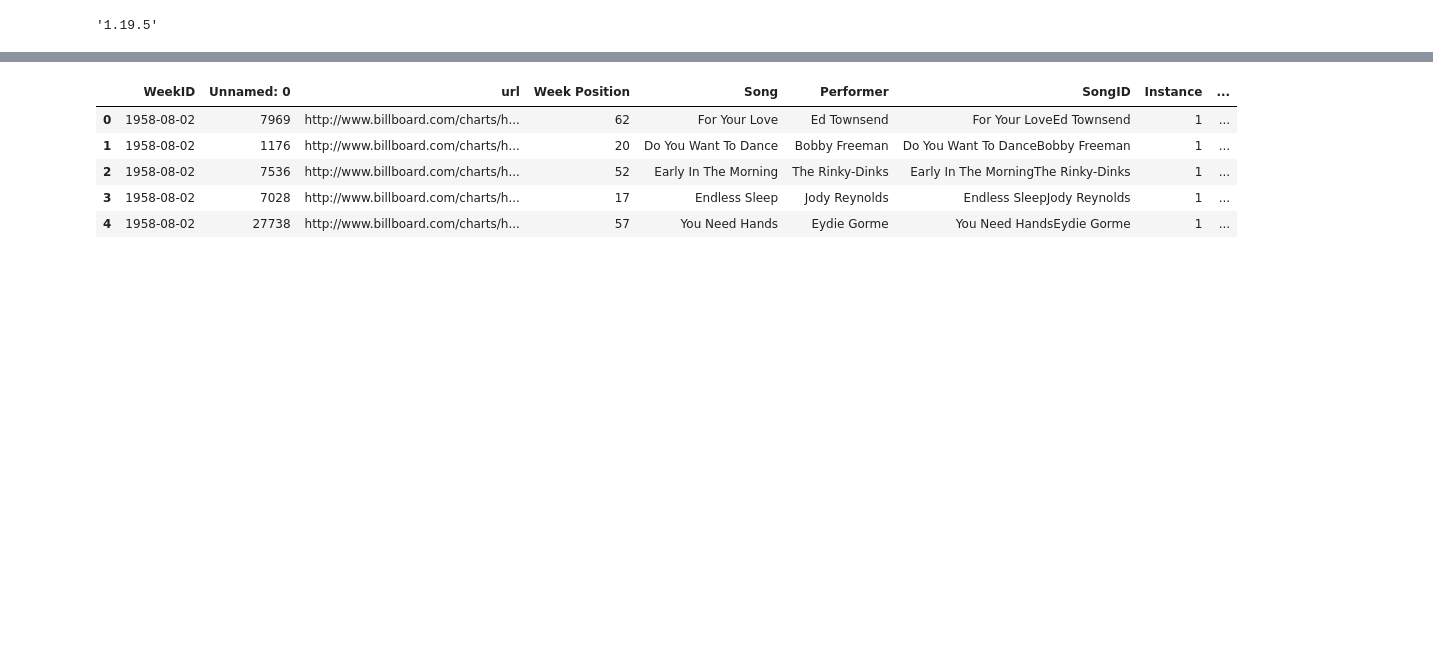
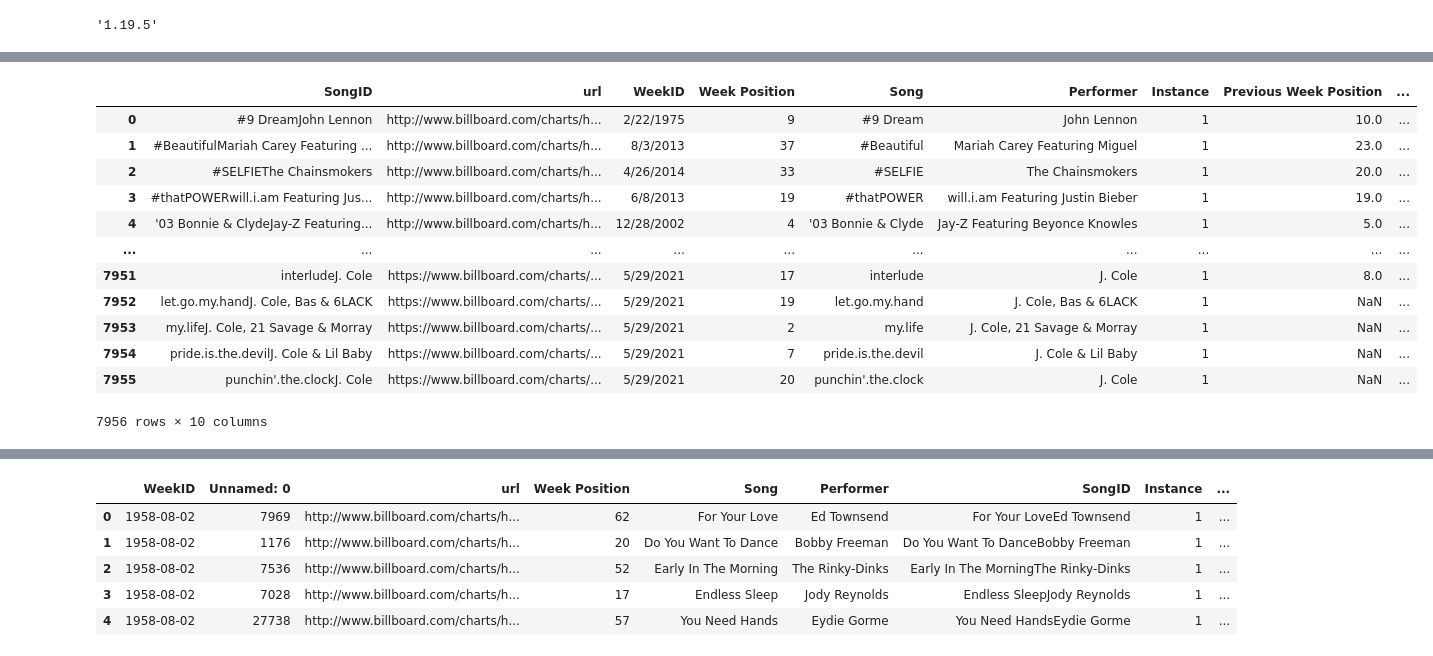
Before and after one commit to davidnmora/billboard-lyric-exploration, a Jupyter notebook: Cliche lyrics initial exploration.ipynb, the cells around one changed output, grey strips where cells are left out. Saved outputs shown, nothing was run; the diff lists cells and outputs as text; code cells hidden in the pictures; blank space fills up the shorter version.

```diff
--- a/Cliche lyrics initial exploration.ipynb
+++ b/Cliche lyrics initial exploration.ipynb
@@ -9,0 +13,2 @@ np.__version__
+# %%
+new_song_df = pd.read_csv('./data/Hot Stuff.csv')
@@ -9,0 +42,19 @@ np.__version__
+# %%
+# Only keep songs that hit top 20
+temp = new_song_df.sort_values('Peak Position').groupby(['SongID']).first()
+only_top_20 = temp[temp['Peak Position'] <= 20].reset_index()
+only_top_20
+# %% [output]
+|  | SongID | url | WeekID | Week Position | Song | Performer | Instance | Previous Week Position | ... |
+| 0 | #9 DreamJohn Lennon | http://www.billboard.com/charts/h... | 2/22/1975 | 9 | #9 Dream | John Lennon | 1 | 10.0 | ... |
+| 1 | #BeautifulMariah Carey Featuring ... | http://www.billboard.com/charts/h... | 8/3/2013 | 37 | #Beautiful | Mariah Carey Featuring Miguel | 1 | 23.0 | ... |
+| 2 | #SELFIEThe Chainsmokers | http://www.billboard.com/charts/h... | 4/26/2014 | 33 | #SELFIE | The Chainsmokers | 1 | 20.0 | ... |
+| 3 | #thatPOWERwill.i.am Featuring Jus... | http://www.billboard.com/charts/h... | 6/8/2013 | 19 | #thatPOWER | will.i.am Featuring Justin Bieber | 1 | 19.0 | ... |
+| 4 | '03 Bonnie & ClydeJay-Z Featuring... | http://www.billboard.com/charts/h... | 12/28/2002 | 4 | '03 Bonnie & Clyde | Jay-Z Featuring Beyonce Knowles | 1 | 5.0 | ... |
+| ... | ... | ... | ... | ... | ... | ... | ... | ... | ... |
+| 7951 | interludeJ. Cole | https://www.billboard.com/charts/... | 5/29/2021 | 17 | interlude | J. Cole | 1 | 8.0 | ... |
+| 7952 | let.go.my.handJ. Cole, Bas & 6LACK | https://www.billboard.com/charts/... | 5/29/2021 | 19 | let.go.my.hand | J. Cole, Bas & 6LACK | 1 | NaN | ... |
+| 7953 | my.lifeJ. Cole, 21 Savage & Morray | https://www.billboard.com/charts/... | 5/29/2021 | 2 | my.life | J. Cole, 21 Savage & Morray | 1 | NaN | ... |
+| 7954 | pride.is.the.devilJ. Cole & Lil Baby | https://www.billboard.com/charts/... | 5/29/2021 | 7 | pride.is.the.devil | J. Cole & Lil Baby | 1 | NaN | ... |
+| 7955 | punchin'.the.clockJ. Cole | https://www.billboard.com/charts/... | 5/29/2021 | 20 | punchin'.the.clock | J. Cole | 1 | NaN | ... |
+7956 rows × 10 columns
```
Also changed, not shown: parts of 31 cells of this notebook.
